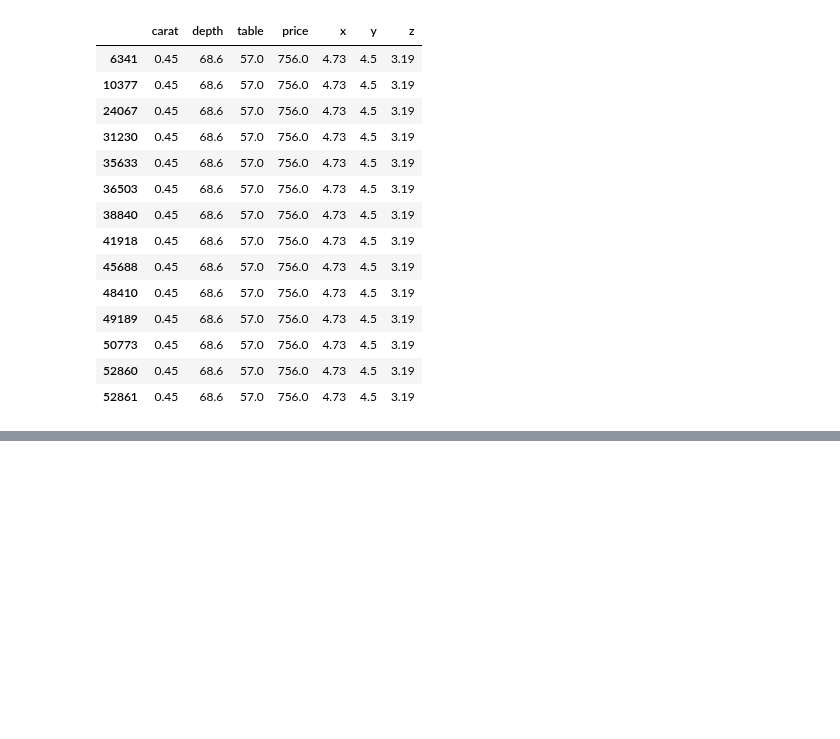
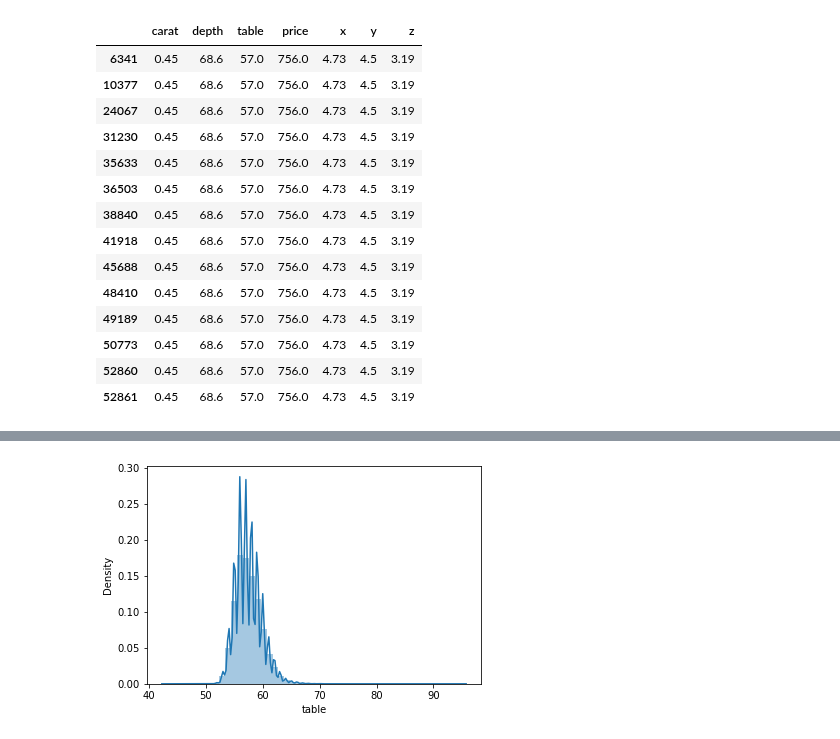
Before and after one commit to abdullahcayde/Trainings, a Jupyter notebook: Data_Preprocessing/Untitled1.ipynb, the cells around one changed output, grey strips where cells are left out. Saved outputs shown, nothing was run; the diff lists cells and outputs as text; code cells hidden in the pictures; blank space fills up the shorter version.

```diff
--- a/Data_Preprocessing/Untitled1.ipynb
+++ b/Data_Preprocessing/Untitled1.ipynb
@@ -279,0 +341,4 @@ df[~aykiri_olmayan_tf]
+# %%
+sns.distplot(df.table, kde = True);
+# %% [output]
+[figure, added]
```
Also changed, not shown: parts of 8 cells of this notebook, 1 other file.
